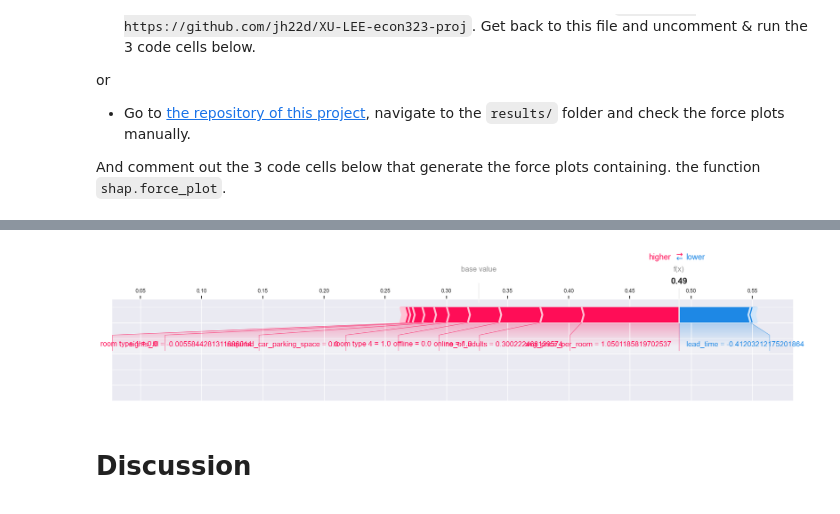
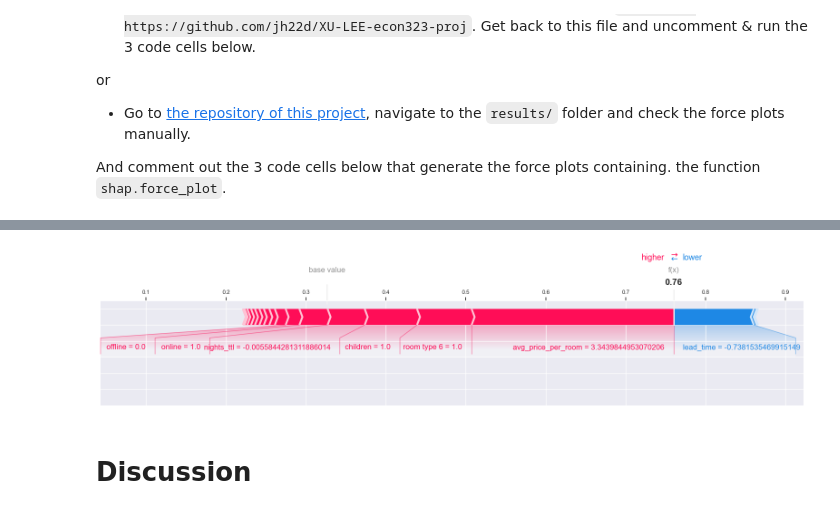
Before and after one commit to jh22d/BookedUp, a Jupyter notebook: Final_Project.ipynb, the cells around one changed output, grey strips where cells are left out. Saved outputs shown, nothing was run; the diff lists cells and outputs as text; code cells hidden in the pictures.

```diff
--- a/Final_Project.ipynb
+++ b/Final_Project.ipynb
@@ -692,12 +670,12 @@ shap.force_plot(
 # %%
 shap.force_plot(
     explainer.expected_value[1],
-    shap_values[1][100, :],
-    X_enc_df.iloc[100, :],
+    shap_values[1][109, :],
+    X_enc_df.iloc[109, :],
     matplotlib=True
 )
 # %% [output]
-[figure, old version]
+[figure, new version]
 # %% [markdown]
 # Discussion
 # %% [markdown]
```
Also changed, not shown: parts of 5 cells of this notebook.
